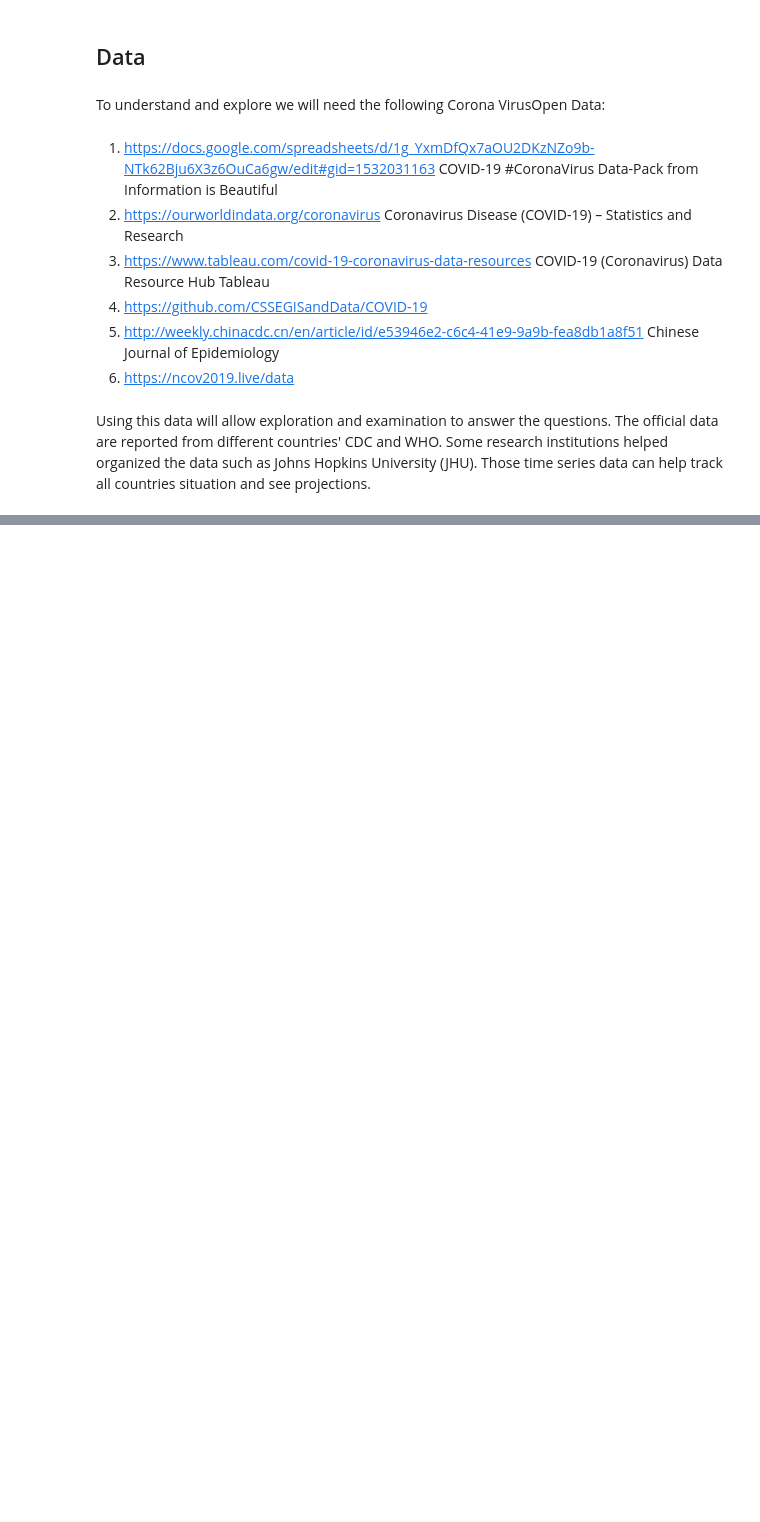
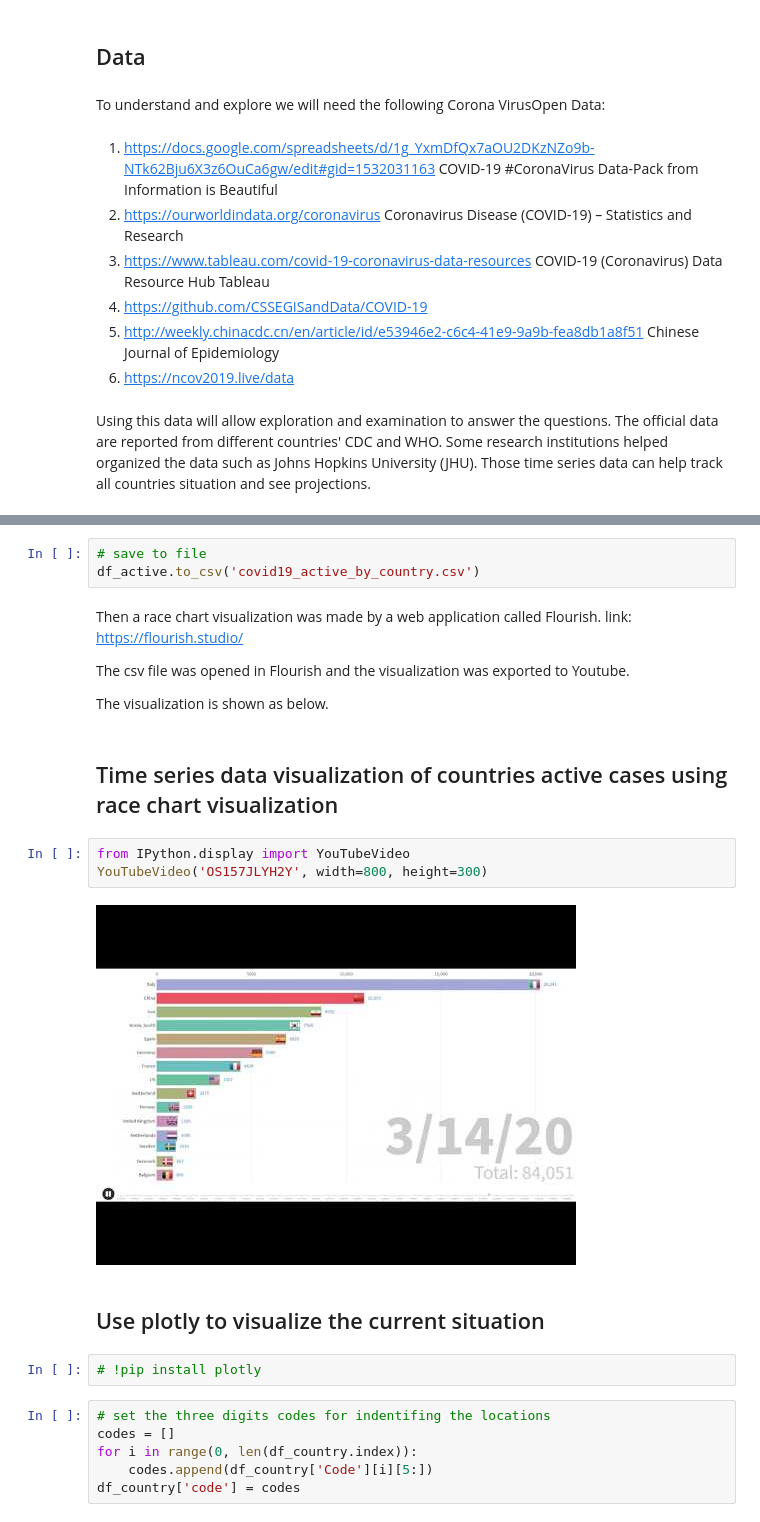
Before and after one commit to xuyangHan/IBM_DataScience, a Jupyter notebook: Capstone Report.ipynb, the cells around one changed output, grey strips where cells are left out. Cells and saved outputs as stored; diff of their text form; blank space fills up the shorter version.

```diff
--- a/Capstone Report.ipynb
+++ b/Capstone Report.ipynb
@@ -29,0 +233,26 @@ Using this data will allow exploration and examination to answer the questions.
+# %%
+# save to file
+df_active.to_csv('covid19_active_by_country.csv')
+# %% [markdown]
+Then a race chart visualization was made by a web application called Flourish. link: https://flourish.studio/
+
+The csv file was opened in Flourish and the visualization was exported to Youtube.
+
+The visualization is shown as below.
+# %% [markdown]
+## Time series data visualization of countries active cases using race chart visualization
+# %%
+from IPython.display import YouTubeVideo
+YouTubeVideo('OS157JLYH2Y', width=800, height=300)
+# %% [output]
+[figure, added]
+# %% [markdown]
+## Use plotly to visualize the current situation
+# %%
+# !pip install plotly
+# %%
+# set the three digits codes for indentifing the locations
+codes = []
+for i in range(0, len(df_country.index)):
+    codes.append(df_country['Code'][i][5:])
+df_country['code'] = codes
```
Also changed, not shown: parts of 63 cells of this notebook, 1 other file.
